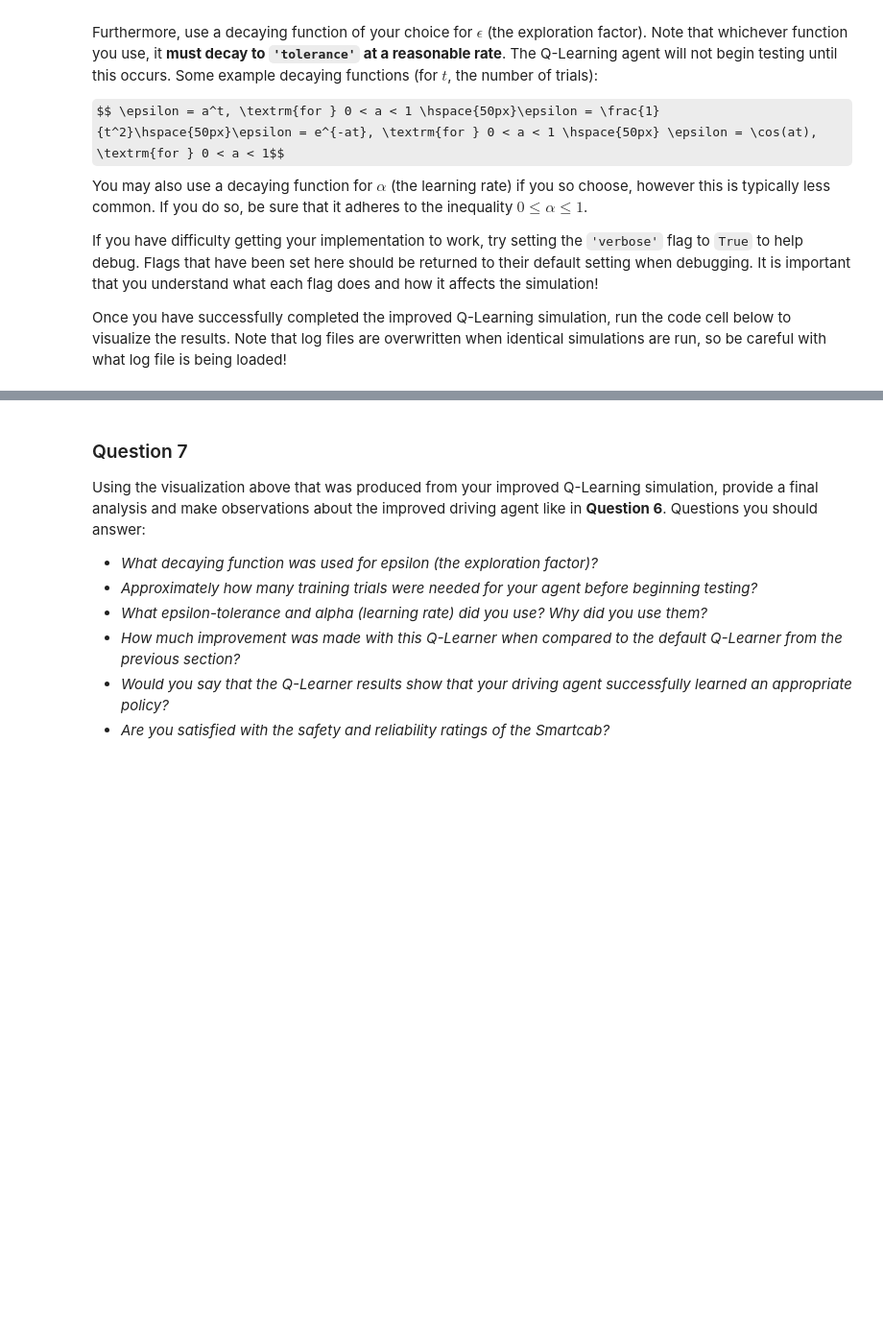
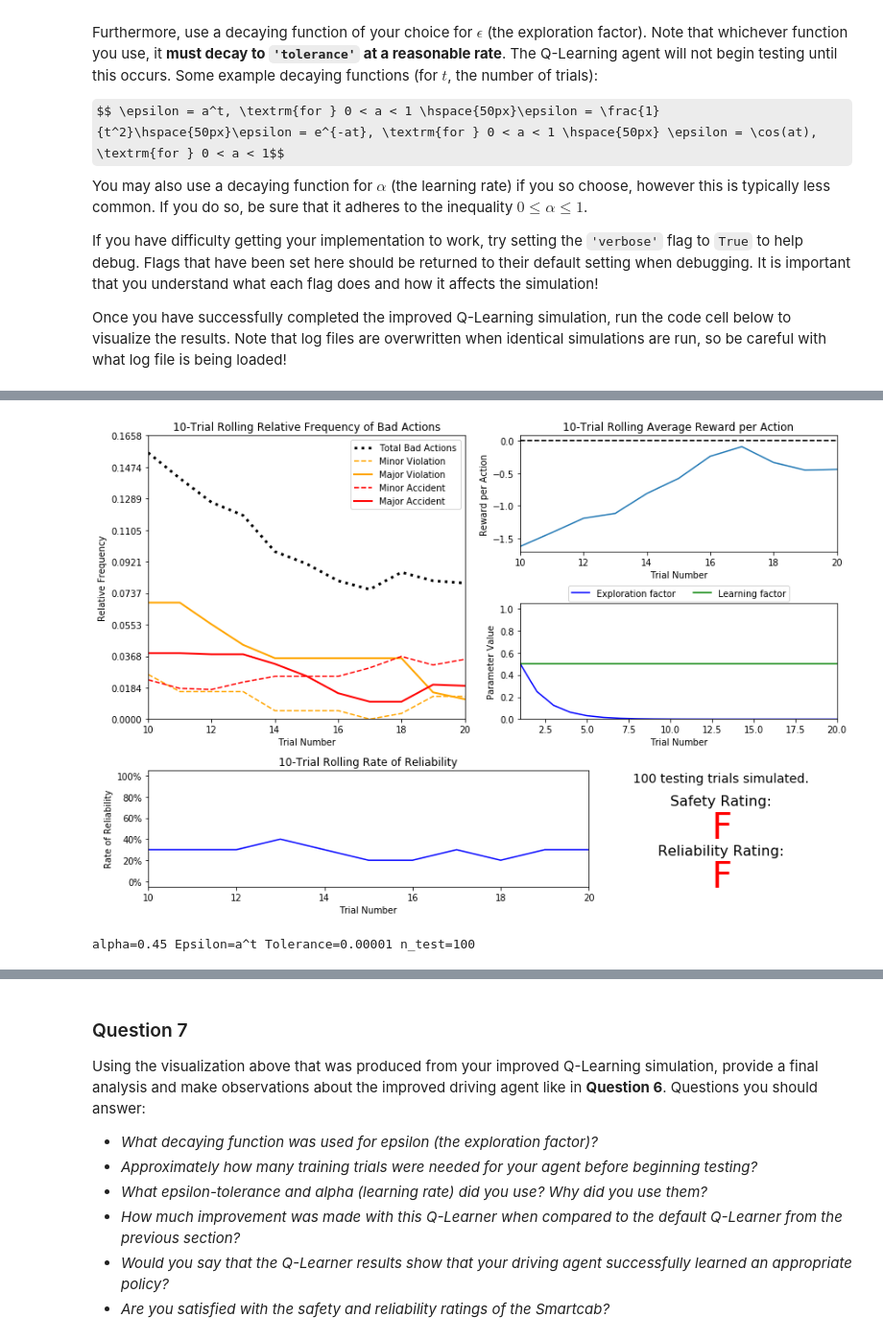
Before and after one commit to vasu5235/Machine-Learning-Udacity, a Jupyter notebook: smartcab/smartcab.ipynb, the cells around one changed output, grey strips where cells are left out. Shown at 96% size. Cells and saved outputs as stored; diff of their text form; code cells hidden in the pictures; some formulas as TeX source; blank space fills up the shorter version.

```diff
--- a/smartcab/smartcab.ipynb
+++ b/smartcab/smartcab.ipynb
@@ -270,0 +294,7 @@ vs.plot_trials('sim_improved-learning.csv')
+# %%
+# Load the 'sim_improved-learning' file from the improved Q-Learning simulation
+vs.plot_trials('sim_improved-learning.csv')
+print "alpha=0.45 Epsilon=a^t Tolerance=0.00001 n_test=100"
+# %% [output]
+[figure, added]
+alpha=0.45 Epsilon=a^t Tolerance=0.00001 n_test=100
```
Also changed, not shown: parts of 17 cells of this notebook, 2 other files.
